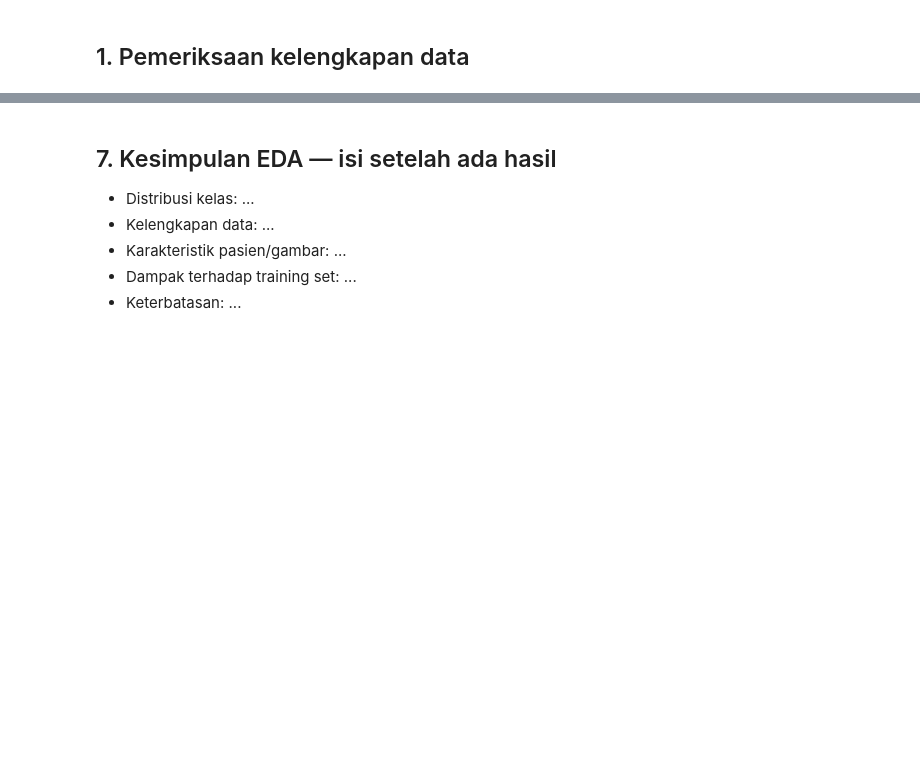
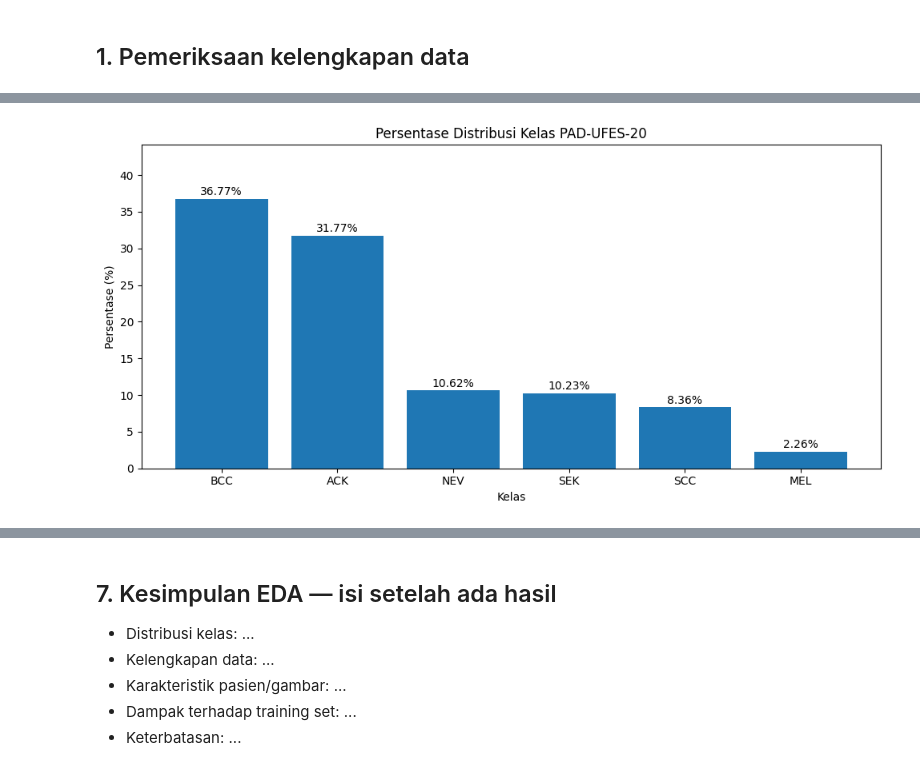
Before and after one commit to Liex2810/lesioscan-ml, a Jupyter notebook: notebooks/01_exploratory_data_analysis.ipynb, the cells around one changed output, grey strips where cells are left out. Drawn from its saved outputs; the diff is of its cells as text; code cells hidden in the pictures; blank space fills up the shorter version.

```diff
--- a/notebooks/01_exploratory_data_analysis.ipynb
+++ b/notebooks/01_exploratory_data_analysis.ipynb
@@ -29,0 +240,26 @@ ax.set(xlabel='Kelas',ylabel='Jumlah gambar');plt.tight_layout();plt.show()
+# %%
+fig, ax = plt.subplots(figsize=(10, 5))
+
+bars = ax.bar(
+    percentages.index,
+    percentages.values
+)
+
+for bar in bars:
+    ax.text(
+        bar.get_x() + bar.get_width() / 2,
+        bar.get_height() + 0.5,
+        f"{bar.get_height():.2f}%",
+        ha="center"
+    )
+
+ax.set_title("Persentase Distribusi Kelas PAD-UFES-20")
+ax.set_xlabel("Kelas")
+ax.set_ylabel("Persentase (%)")
+ax.set_ylim(0, percentages.max() * 1.2)
+
+plt.tight_layout()
+plt.savefig(OUTPUT_DIR / "class_distribution_percentage.png", dpi=200)
+plt.show()
+# %% [output]
+[figure, added]
```
Also changed, not shown: parts of 81 cells of this notebook.
